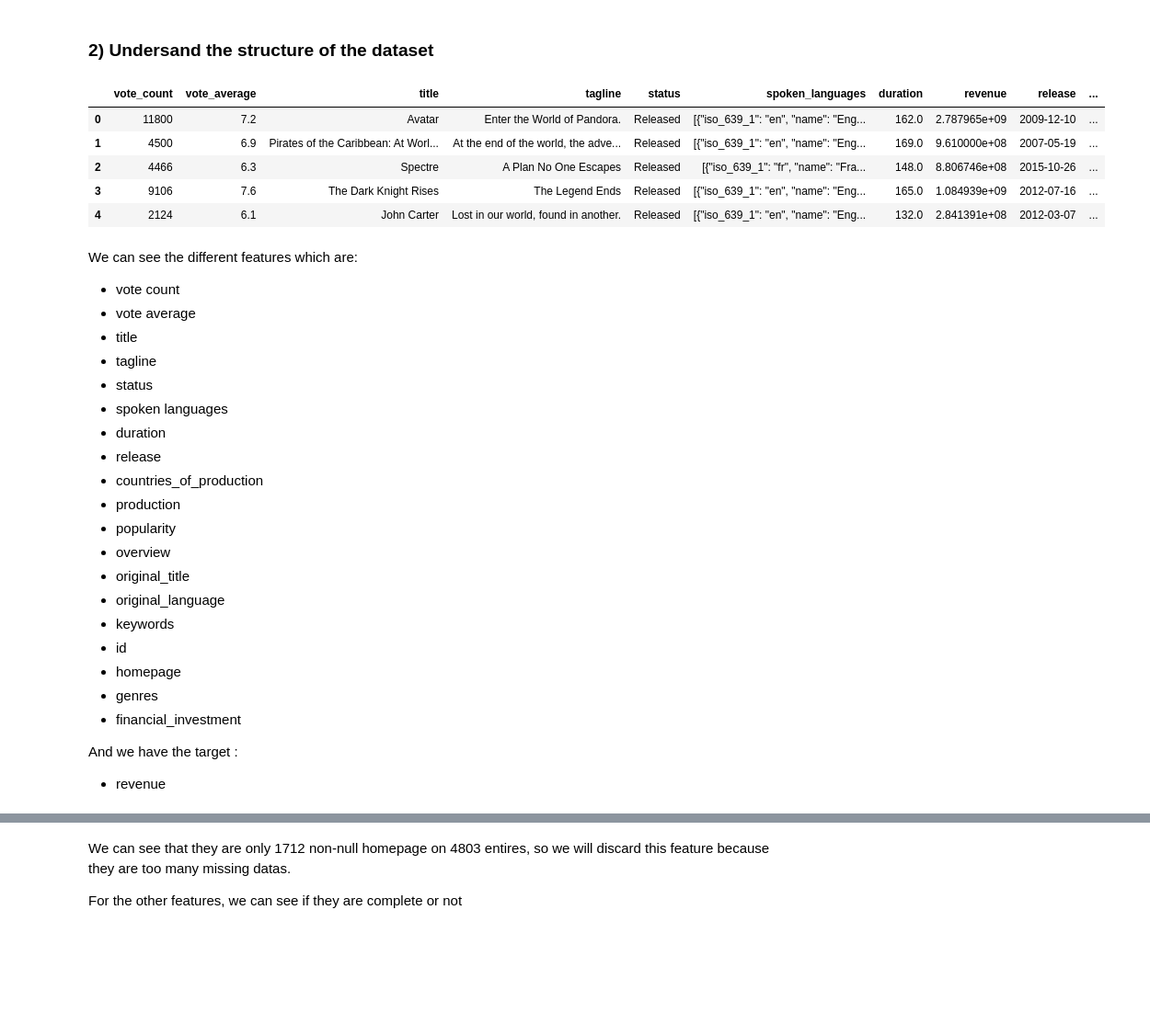
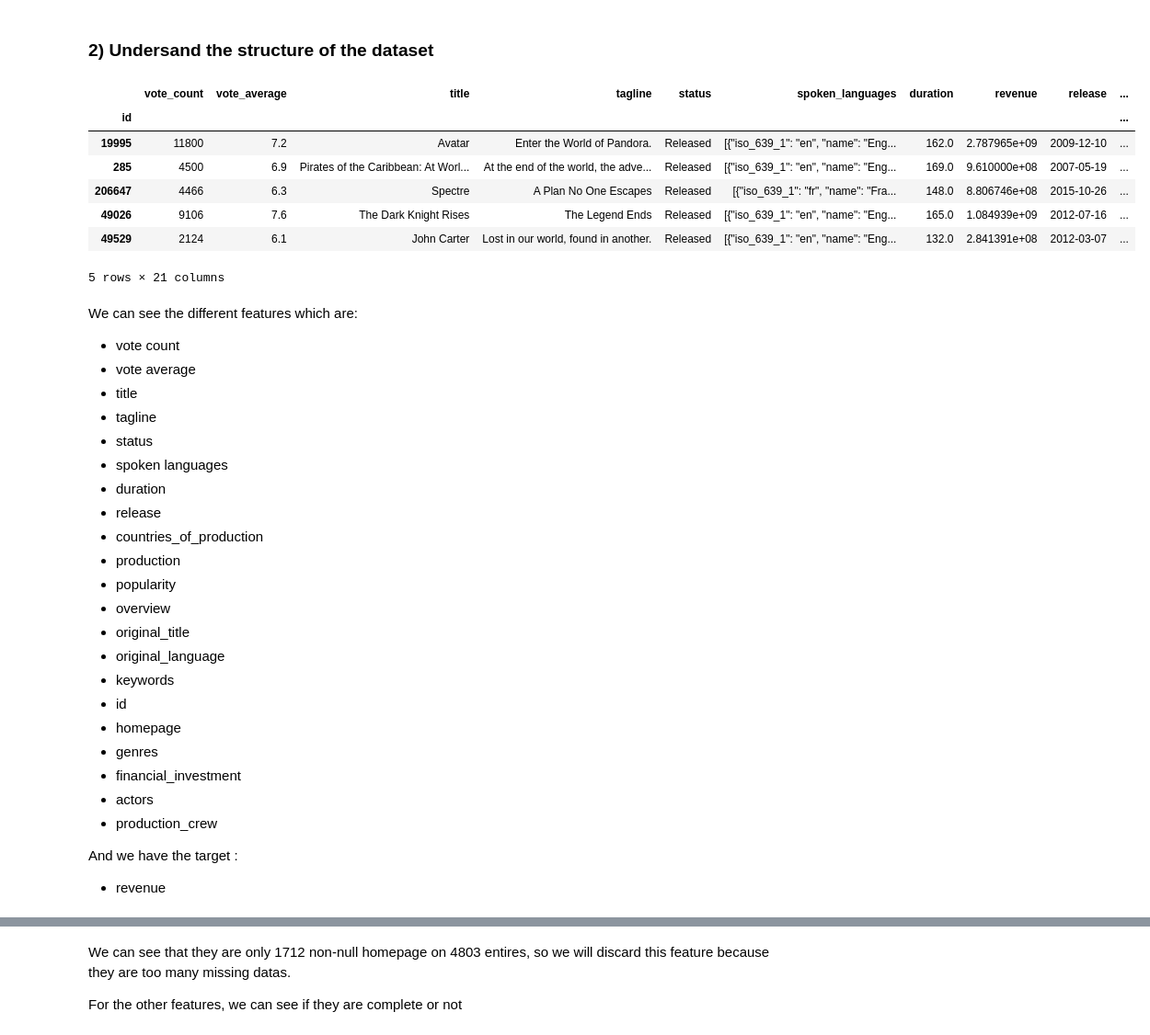
Before and after one commit to corentinmaillard/IA_Project, a Jupyter notebook: file.ipynb, the cells around one changed output, grey strips where cells are left out. Shown: that part at 92% size. Cells and saved outputs as stored; diff of their text form; code cells hidden in the pictures; blank space fills up the shorter version.

Commit message:
combine dataset

```diff
--- a/file.ipynb
+++ b/file.ipynb
@@ -19,18 +19,25 @@ dataset_supplement_file_path = 'dataset_supplement.csv'
 # transform the first collum into an index
 dataset_data = pd.read_csv(dataset_file_path, index_col=0)
 dataset_supplement_data = pd.read_csv(dataset_supplement_file_path, index_col=0)
+
+dataset_supplement_data.drop(columns=['title'], inplace=True)
+left = dataset_data.set_index(['id'])
+right = dataset_supplement_data.set_index(['movie_id'])
+data_combind = left.join(right)
 # %% [markdown]
 ### 2) Undersand the structure of the dataset
 # %%
 # examine the contents of the resultant Dataset using the head() command, which grabs the first five rows:
-dataset_data.head()
+data_combind.head()
 # %% [output]
 |  | vote_count | vote_average | title | tagline | status | spoken_languages | duration | revenue | release | ... |
-| 0 | 11800 | 7.2 | Avatar | Enter the World of Pandora. | Released | [{"iso_639_1": "en", "name": "Eng... | 162.0 | 2.787965e+09 | 2009-12-10 | ... |
-| 1 | 4500 | 6.9 | Pirates of the Caribbean: At Worl... | At the end of the world, the adve... | Released | [{"iso_639_1": "en", "name": "Eng... | 169.0 | 9.610000e+08 | 2007-05-19 | ... |
-| 2 | 4466 | 6.3 | Spectre | A Plan No One Escapes | Released | [{"iso_639_1": "fr", "name": "Fra... | 148.0 | 8.806746e+08 | 2015-10-26 | ... |
-| 3 | 9106 | 7.6 | The Dark Knight Rises | The Legend Ends | Released | [{"iso_639_1": "en", "name": "Eng... | 165.0 | 1.084939e+09 | 2012-07-16 | ... |
-| 4 | 2124 | 6.1 | John Carter | Lost in our world, found in another. | Released | [{"iso_639_1": "en", "name": "Eng... | 132.0 | 2.841391e+08 | 2012-03-07 | ... |
+| id |  |  |  |  |  |  |  |  |  | ... |
+| 19995 | 11800 | 7.2 | Avatar | Enter the World of Pandora. | Released | [{"iso_639_1": "en", "name": "Eng... | 162.0 | 2.787965e+09 | 2009-12-10 | ... |
+| 285 | 4500 | 6.9 | Pirates of the Caribbean: At Worl... | At the end of the world, the adve... | Released | [{"iso_639_1": "en", "name": "Eng... | 169.0 | 9.610000e+08 | 2007-05-19 | ... |
+| 206647 | 4466 | 6.3 | Spectre | A Plan No One Escapes | Released | [{"iso_639_1": "fr", "name": "Fra... | 148.0 | 8.806746e+08 | 2015-10-26 | ... |
+| 49026 | 9106 | 7.6 | The Dark Knight Rises | The Legend Ends | Released | [{"iso_639_1": "en", "name": "Eng... | 165.0 | 1.084939e+09 | 2012-07-16 | ... |
+| 49529 | 2124 | 6.1 | John Carter | Lost in our world, found in another. | Released | [{"iso_639_1": "en", "name": "Eng... | 132.0 | 2.841391e+08 | 2012-03-07 | ... |
+5 rows × 21 columns
 # %% [markdown]
 We can see the different features which are:
 - vote count
@@ -52,6 +59,8 @@ We can see the different features which are:
 - homepage
 - genres
 - financial_investment
+- actors
+- production_crew
 
 And we have the target :
 - revenue
```
Also changed, not shown: parts of 6 cells of this notebook.
